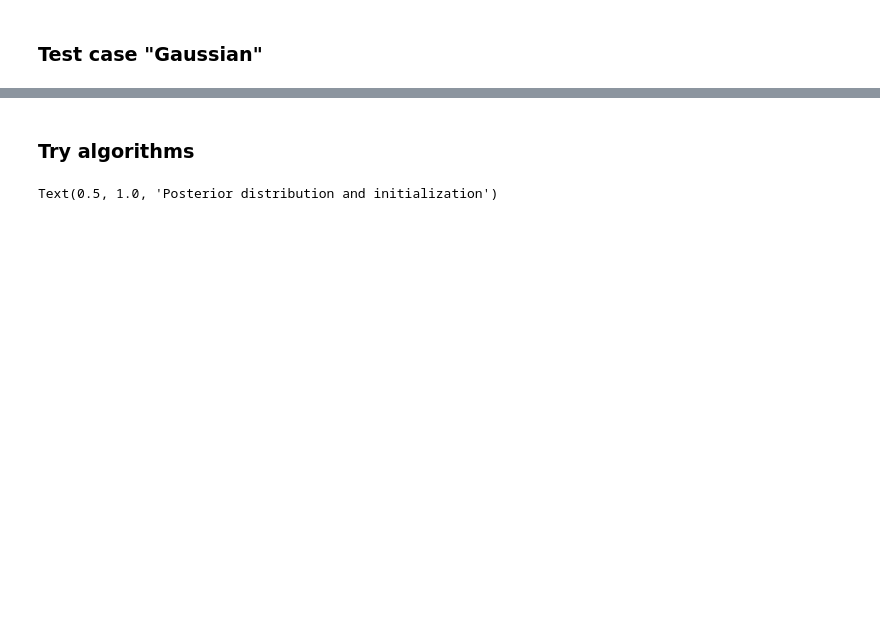
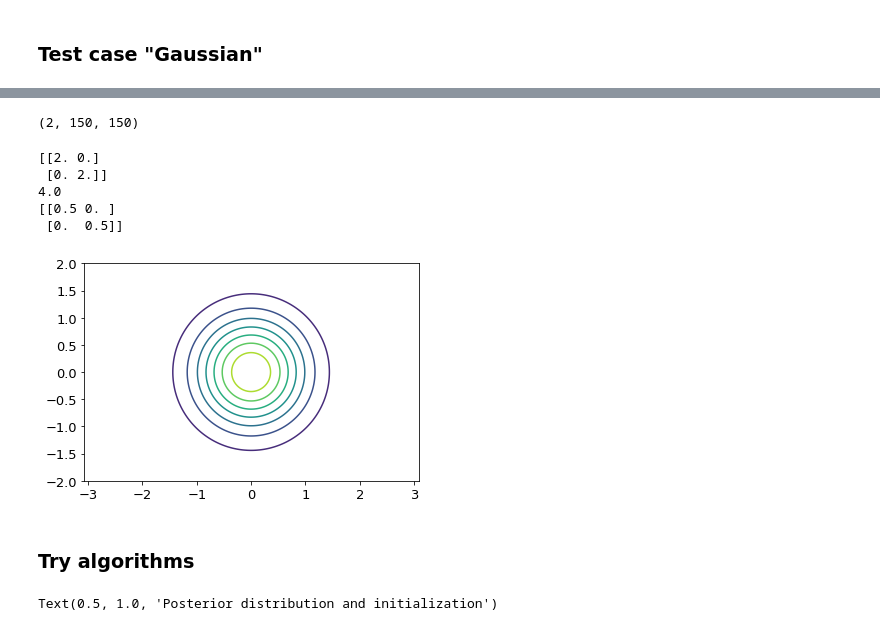
Before and after one commit to akorba/nreks, a Jupyter notebook: Particle Implementation - Gaussian case.ipynb, the cells around one changed output, grey strips where cells are left out. Cells and saved outputs as stored; diff of their text form; code cells hidden in the pictures; blank space fills up the shorter version.

```diff
--- a/Particle Implementation - Gaussian case.ipynb
+++ b/Particle Implementation - Gaussian case.ipynb
@@ -61,3 +61,37 @@ plt.show()
+# %%
+U.shape
+# %% [output]
+(2, 150, 150)
+# %%
+print(K_inv)
+print(np.trace(K_inv))
+
+print(K)
+# %% [output]
+[[2. 0.]
+ [0. 2.]]
+4.0
+[[0.5 0. ]
+ [0.  0.5]]
+# %%
+# compare with Gaussian with covariance K given by the formula
+
+m = np.array([[0],[0]])  # defining the mean of the Gaussian (mX = 0.2, mY=0.6)
+#cov = np.array([[0.5, -0.3], [-0.3, 0.5]])   # defining the covariance matrix
+cov = K
+cov_inv = np.linalg.inv(cov)  # inverse of covariance matrix
+cov_det = np.linalg.det(cov)  # determinant of covariance matrix
+# Plotting
+x = np.linspace(-2, 2)
+y = np.linspace(-2, 2)
+X,Y = U0,U1
+coe = 1.0 / ((2 * np.pi)**2 * cov_det)**0.5
+Z = coe * np.e ** (-0.5 * (cov_inv[0,0]*(X-m[0])**2 + (cov_inv[0,1] + cov_inv[1,0])*(X-m[0])*(Y-m[1]) + cov_inv[1,1]*(Y-m[1])**2))
+plt.contour(X,Y,Z)
+plt.axis('equal')
+plt.show()
+# %% [output]
+[figure, added]
 # %% [markdown]
 ### Try algorithms
 # %%
```
Also changed, not shown: parts of 23 cells of this notebook, 57 other files.
